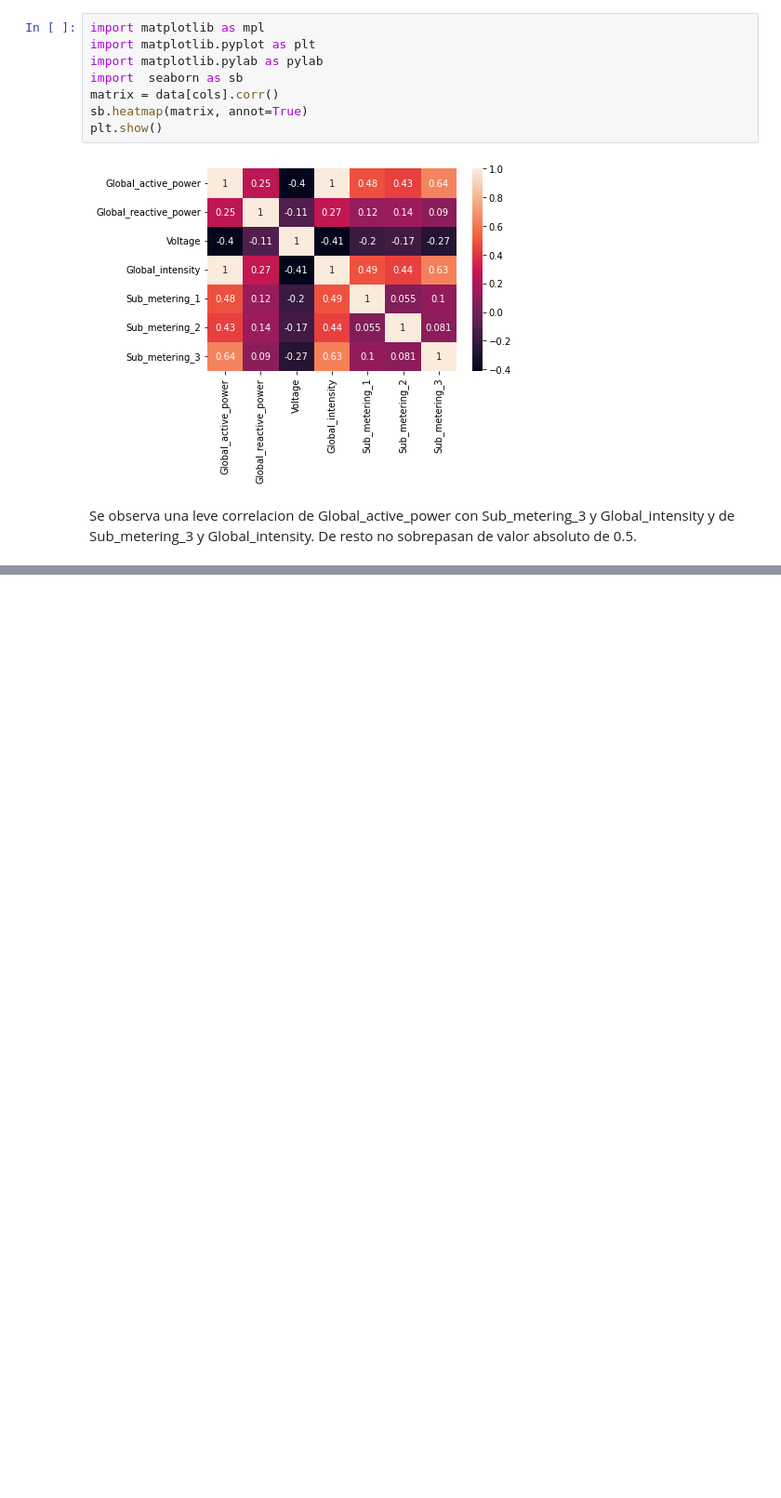
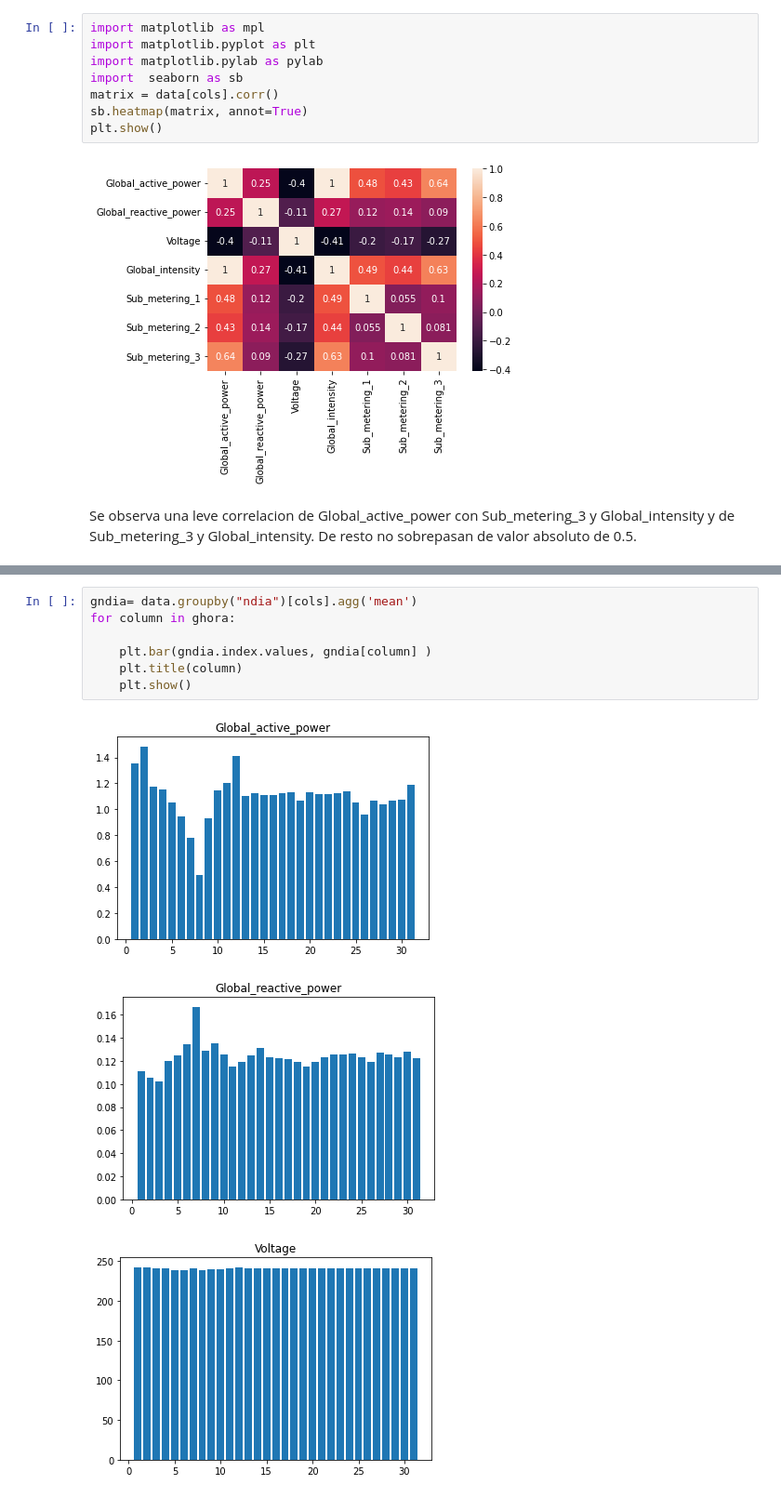
Before and after one commit to santiagopoveda5/Prueba-Liberty, a Jupyter notebook: Cuaderno energia Liberty Santiago Poveda.ipynb, the cells around one changed output, grey strips where cells are left out. Shown at 93% size. Saved outputs shown, nothing was run; the diff lists cells and outputs as text; blank space fills up the shorter version.

```diff
--- a/Cuaderno energia Liberty Santiago Poveda.ipynb
+++ b/Cuaderno energia Liberty Santiago Poveda.ipynb
@@ -160,0 +236,11 @@ Vamos a agrupar por hora y fecha del dia para ver como se comportan cada una de
+# %%
+gndia= data.groupby("ndia")[cols].agg('mean')
+for column in ghora:
+
+    plt.bar(gndia.index.values, gndia[column] )
+    plt.title(column)
+    plt.show()
+# %% [output]
+[figure, added]
+[figure, added]
+[figure, added]
```
Also changed, not shown: parts of 13 cells of this notebook.
